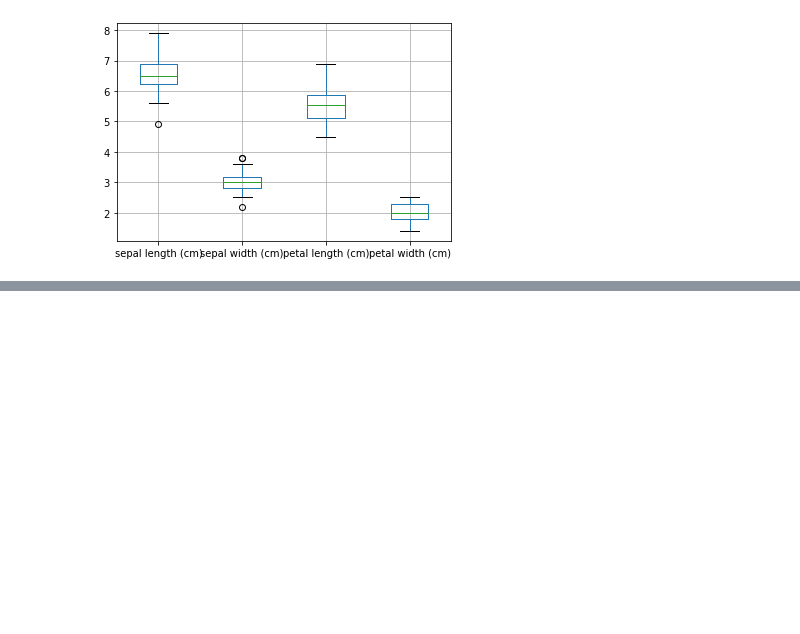
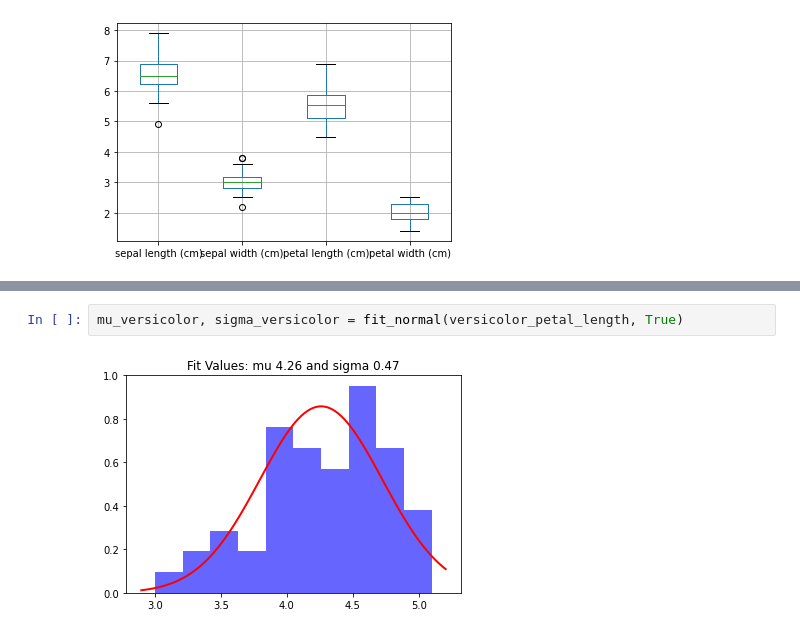
Before and after one commit to WelfLowe/ML4developers, a Jupyter notebook: 2–Naive_Bayes_algorithm.ipynb, the cells around one changed output, grey strips where cells are left out. Saved outputs shown, nothing was run; the diff lists cells and outputs as text; blank space fills up the shorter version.

```diff
--- a/2–Naive_Bayes_algorithm.ipynb
+++ b/2–Naive_Bayes_algorithm.ipynb
@@ -206,0 +124,4 @@ plt.show()
+# %%
+mu_versicolor, sigma_versicolor = fit_normal(versicolor_petal_length, True)
+# %% [output]
+[figure, added]
```
Also changed, not shown: parts of 40 cells of this notebook.
